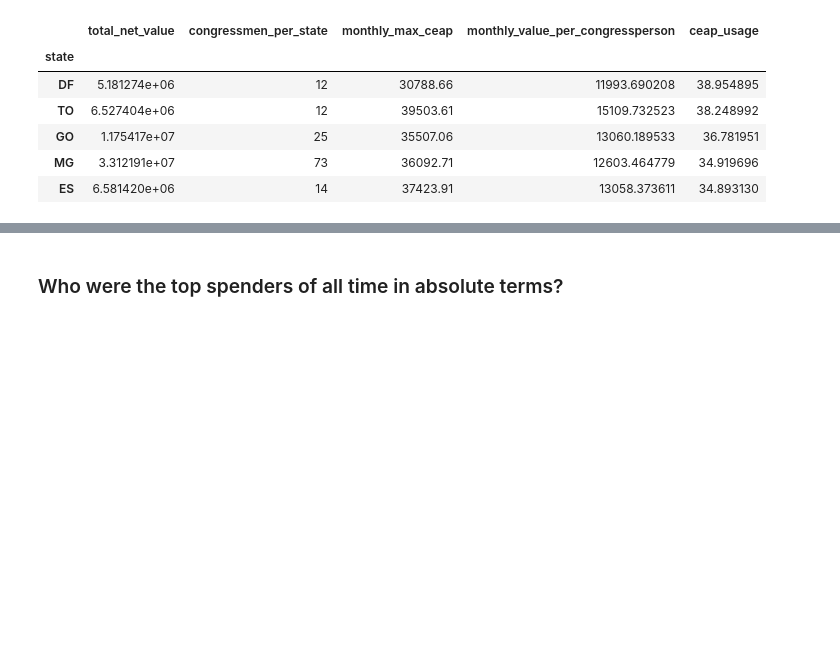
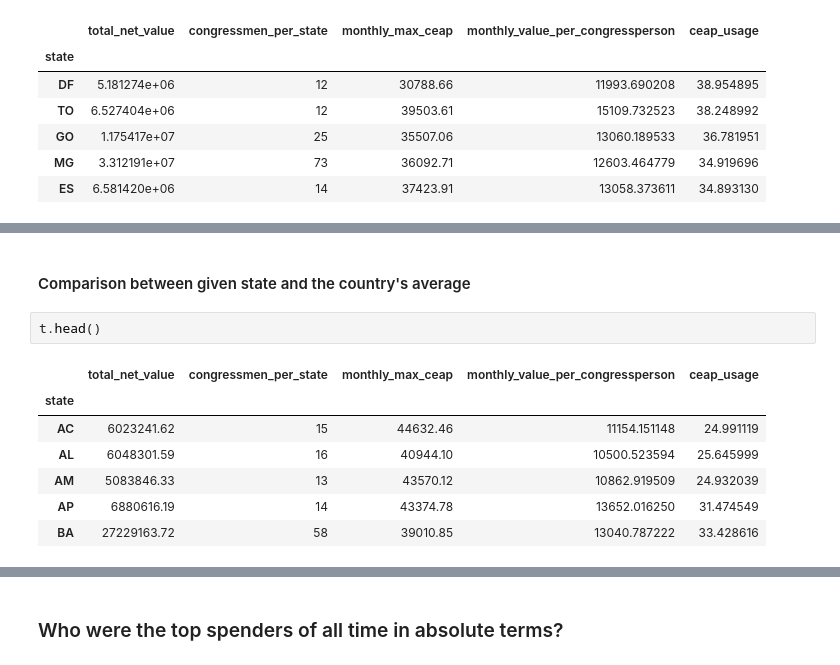
Before and after one commit to luipillmann/serenata-de-amor, a Jupyter notebook: develop/2017-05-01-luipillmann-intro-to-reimbursements.ipynb, the cells around one changed output, grey strips where cells are left out. Cells and saved outputs as stored; diff of their text form; blank space fills up the shorter version.

```diff
--- a/develop/2017-05-01-luipillmann-intro-to-reimbursements.ipynb
+++ b/develop/2017-05-01-luipillmann-intro-to-reimbursements.ipynb
@@ -328,0 +329,12 @@ plt.title('Average monthly CEAP usage per congressperson by state (% of max. quo
+# %% [markdown]
+#### Comparison between given state and the country's average
+# %%
+t.head()
+# %% [output]
+|  | total_net_value | congressmen_per_state | monthly_max_ceap | monthly_value_per_congressperson | ceap_usage |
+| state |  |  |  |  |  |
+| AC | 6023241.62 | 15 | 44632.46 | 11154.151148 | 24.991119 |
+| AL | 6048301.59 | 16 | 40944.10 | 10500.523594 | 25.645999 |
+| AM | 5083846.33 | 13 | 43570.12 | 10862.919509 | 24.932039 |
+| AP | 6880616.19 | 14 | 43374.78 | 13652.016250 | 31.474549 |
+| BA | 27229163.72 | 58 | 39010.85 | 13040.787222 | 33.428616 |
```
Also changed, not shown: parts of 5 cells of this notebook, 2 other files.
